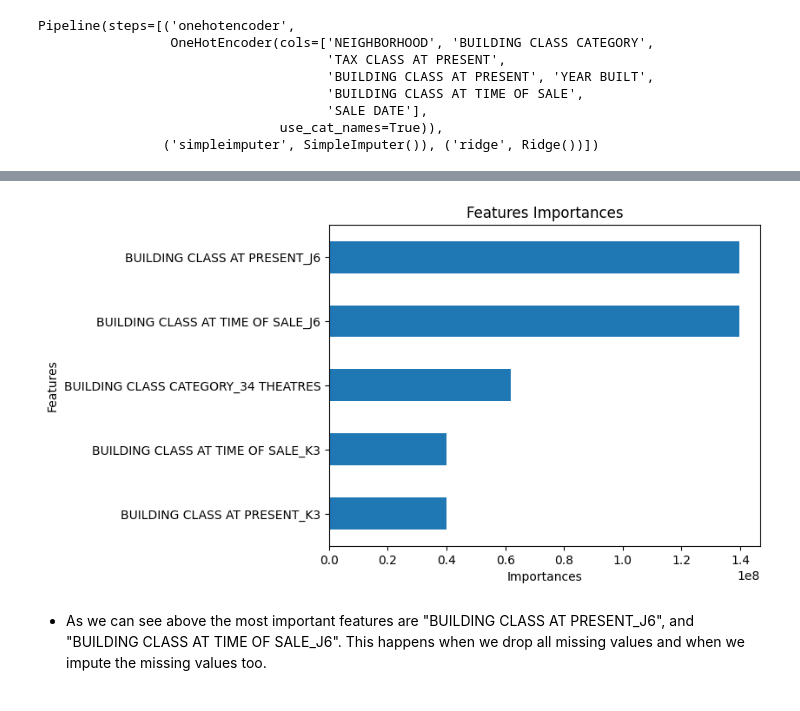
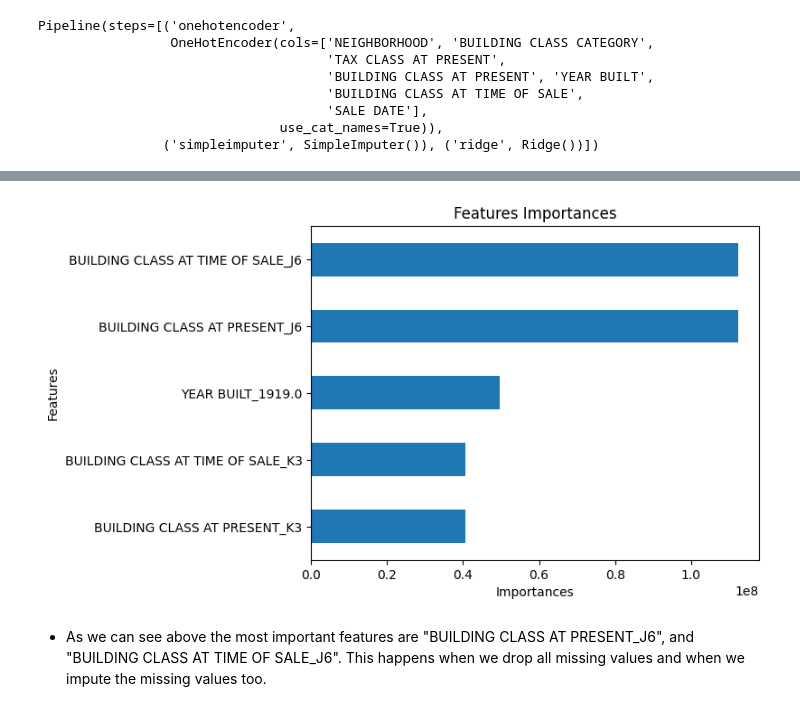
Before and after one commit to mohamedrezaik/Data-Analytics, a Jupyter notebook: Lab1.ipynb, the cells around one changed output, grey strips where cells are left out. Cells and saved outputs as stored; diff of their text form; code cells hidden in the pictures.

```diff
--- a/Lab1.ipynb
+++ b/Lab1.ipynb
@@ -378,14 +378,14 @@ RMSE on testing is: 10342902.94506951
 # %%
 # visualize the features importances
 importances = model.named_steps["ridge"].coef_
 feat = model.named_steps["simpleimputer"].feature_names_in_
-importances = pd.Series(importances, index=feat).sort_values()
+importances = pd.Series(np.abs(importances), index=feat).sort_values()
 
 importances.tail().plot(kind="barh")
 plt.title("Features Importances")
 plt.xlabel("Importances")
 plt.ylabel("Features");
 # %% [output]
-[figure, old version]
+[figure, new version]
 # %% [markdown]
 - As we can see above the most important features are "BUILDING CLASS AT PRESENT_J6", and "BUILDING CLASS AT TIME OF SALE_J6". This happens when we drop all missing values and when we impute the missing values too.
```
Also changed, not shown: parts of 2 cells of this notebook.
